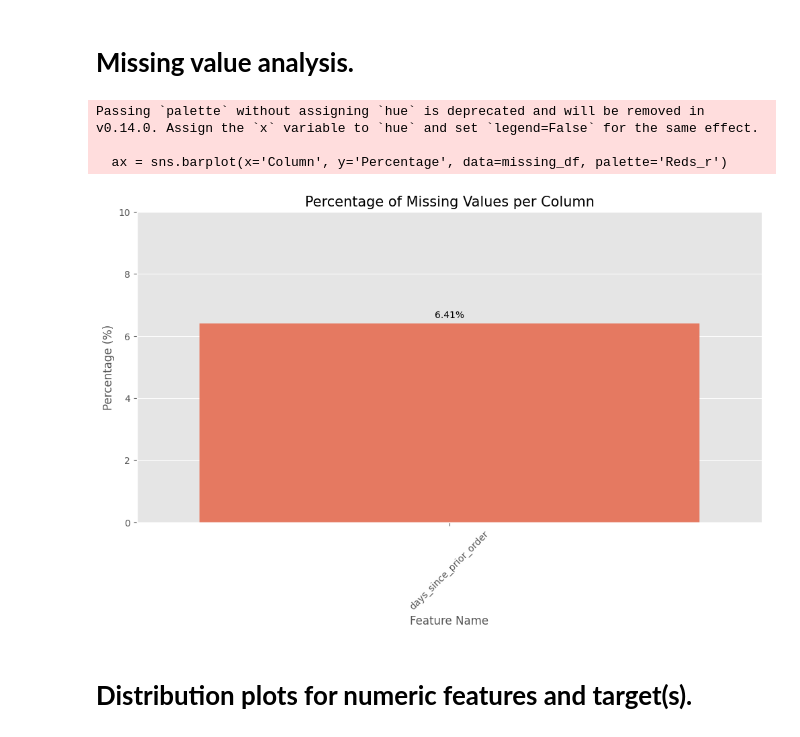
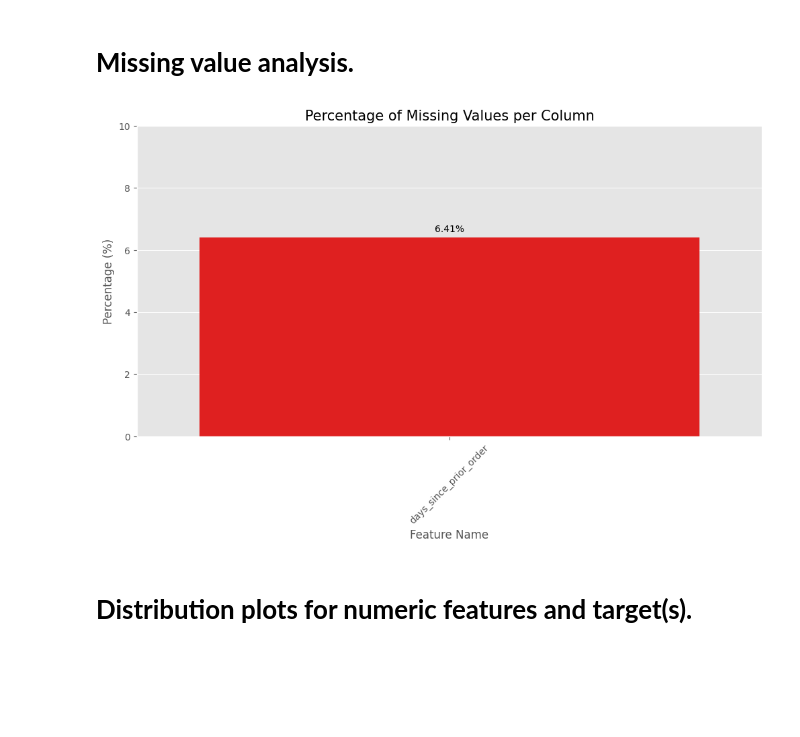
Before and after one commit to mohammed-lafi1035/DS230_final_Project_AE, a Jupyter notebook: Welcome_To_Colab.ipynb, the cells around one changed output. Cells and saved outputs as stored; diff of their text form; code cells hidden in the pictures; blank space fills up the shorter version.

```diff
--- a/Welcome_To_Colab.ipynb
+++ b/Welcome_To_Colab.ipynb
@@ -113,38 +113,35 @@ import seaborn as sns
 
 # 1. حساب عدد ونسبة القيم المفقودة لكل عمود
 missing_values = instacart_data.isnull().sum()
 missing_percentage = (missing_values / len(instacart_data)) * 100
 
 # 2. تصفية الأعمدة التي تحتوي على قيم مفقودة فقط وترتيبها
 missing_df = missing_percentage[missing_percentage > 0].sort_values(ascending=False).reset_index()
 missing_df.columns = ['Column', 'Percentage']
 
 # 3. رسم الـ Bar Plot
 if not missing_df.empty:
     plt.figure(figsize=(12, 6))
-    ax = sns.barplot(x='Column', y='Percentage', data=missing_df, palette='Reds_r')
+    ax = sns.barplot(x='Column', y='Percentage', data=missing_df, color="red")
 
     # إضافة النسب المئوية فوق كل عامود
     for p in ax.patches:
         ax.annotate(f'{p.get_height():.2f}%',
                     (p.get_x() + p.get_width() / 2., p.get_height()),
                     ha = 'center', va = 'center',
                     xytext = (0, 9),
                     textcoords = 'offset points')
 
     plt.title('Percentage of Missing Values per Column', fontsize=15)
     plt.ylabel('Percentage (%)', fontsize=12)
     plt.xlabel('Feature Name', fontsize=12)
     plt.xticks(rotation=45)
     plt.ylim(0, 10) # لتوضيح النسبة من 100
     plt.show()
 else:
     print("No missing values found in the dataset! ")
 # %% [output]
-Passing `palette` without assigning `hue` is deprecated and will be removed in v0.14.0. Assign the `x` variable to `hue` and set `legend=False` for the same effect.
-
-  ax = sns.barplot(x='Column', y='Percentage', data=missing_df, palette='Reds_r')
-[figure, old version]
+[figure, new version]
 # %% [markdown]
 # **Distribution plots for numeric features and target(s).**
 # %% [markdown]
```
Also changed, not shown: parts of 1 cell of this notebook.
